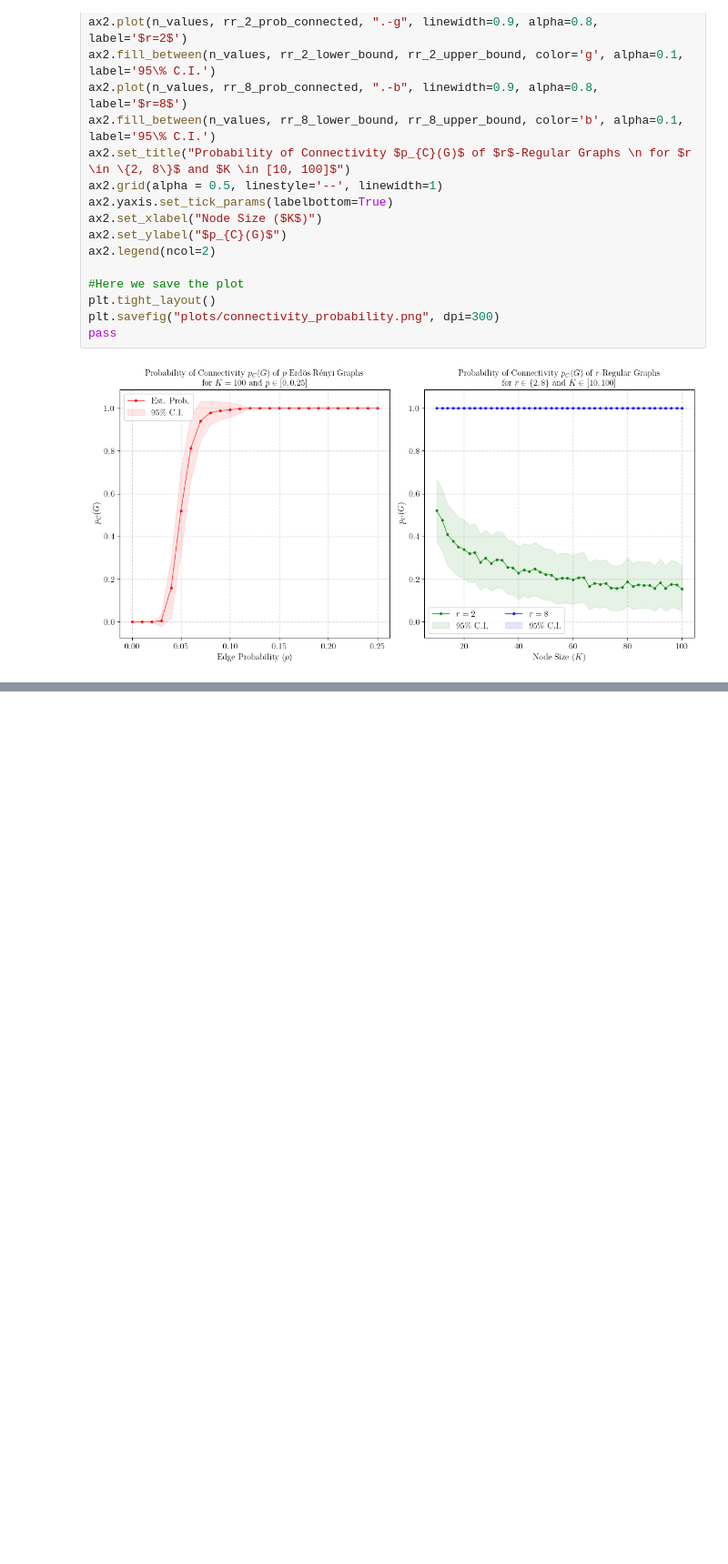
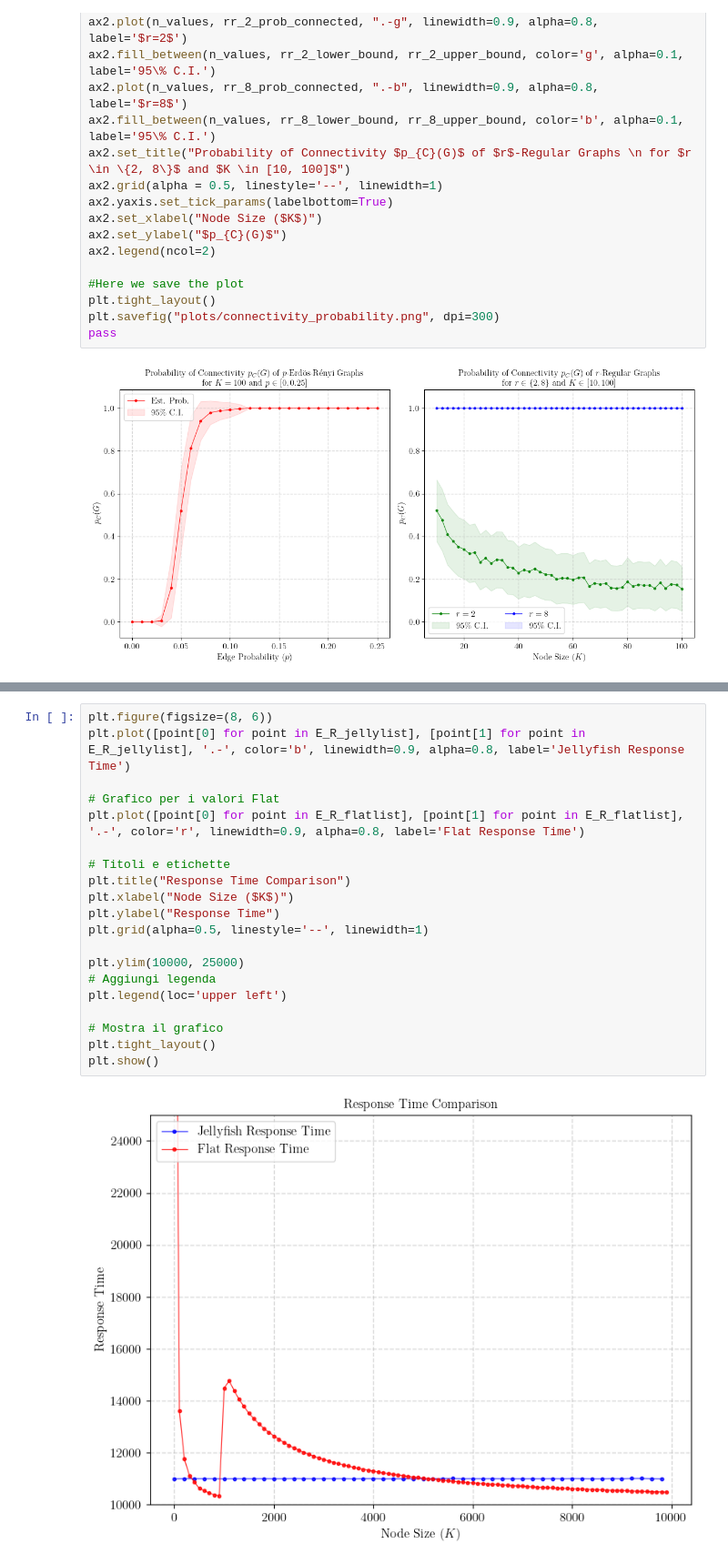
Before and after one commit to msancor/NBD-HW1, a Jupyter notebook: ch1.ipynb, the cells around one changed output, grey strips where cells are left out. Shown: that part at 91% size. Saved outputs shown, nothing was run; the diff lists cells and outputs as text; blank space fills up the shorter version.

```diff
--- a/ch1.ipynb
+++ b/ch1.ipynb
@@ -266,0 +477,22 @@ pass
+# %%
+plt.figure(figsize=(8, 6))
+plt.plot([point[0] for point in E_R_jellylist], [point[1] for point in E_R_jellylist], '.-', color='b', linewidth=0.9, alpha=0.8, label='Jellyfish Response Time')
+
+# Grafico per i valori Flat
+plt.plot([point[0] for point in E_R_flatlist], [point[1] for point in E_R_flatlist], '.-', color='r', linewidth=0.9, alpha=0.8, label='Flat Response Time')
+
+# Titoli e etichette
+plt.title("Response Time Comparison")
+plt.xlabel("Node Size ($K$)")
+plt.ylabel("Response Time")
+plt.grid(alpha=0.5, linestyle='--', linewidth=1)
+
+plt.ylim(10000, 25000)
+# Aggiungi legenda
+plt.legend(loc='upper left')
+
+# Mostra il grafico
+plt.tight_layout()
+plt.show()
+# %% [output]
+[figure, added]
```
Also changed, not shown: parts of 15 cells of this notebook.
